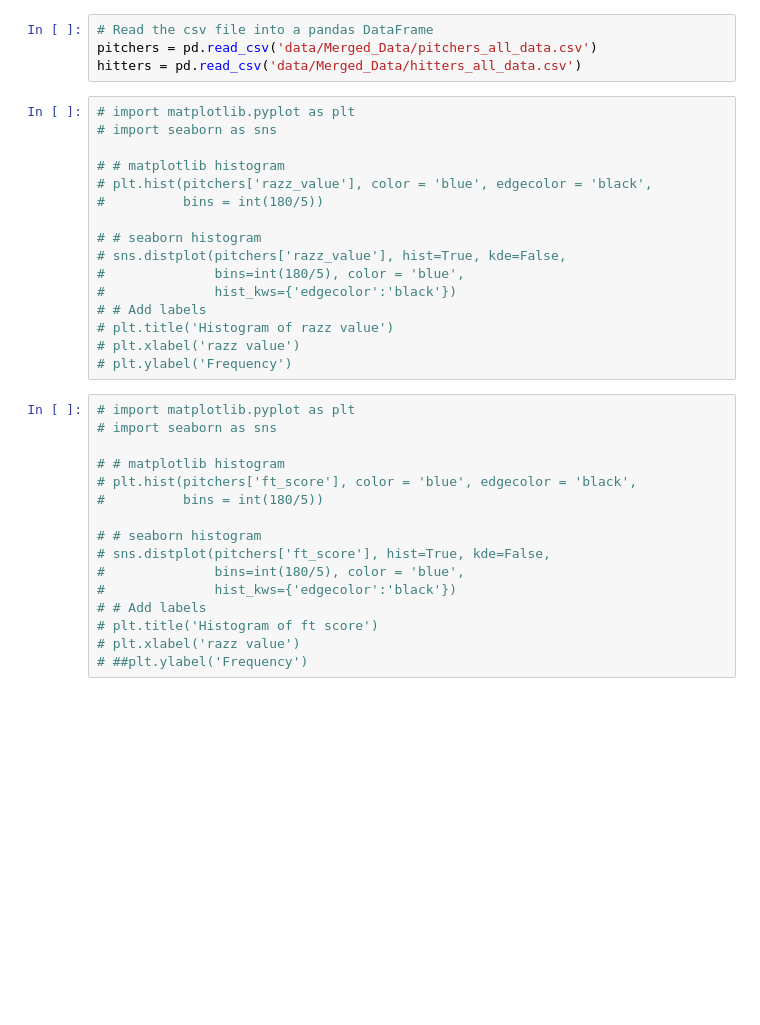
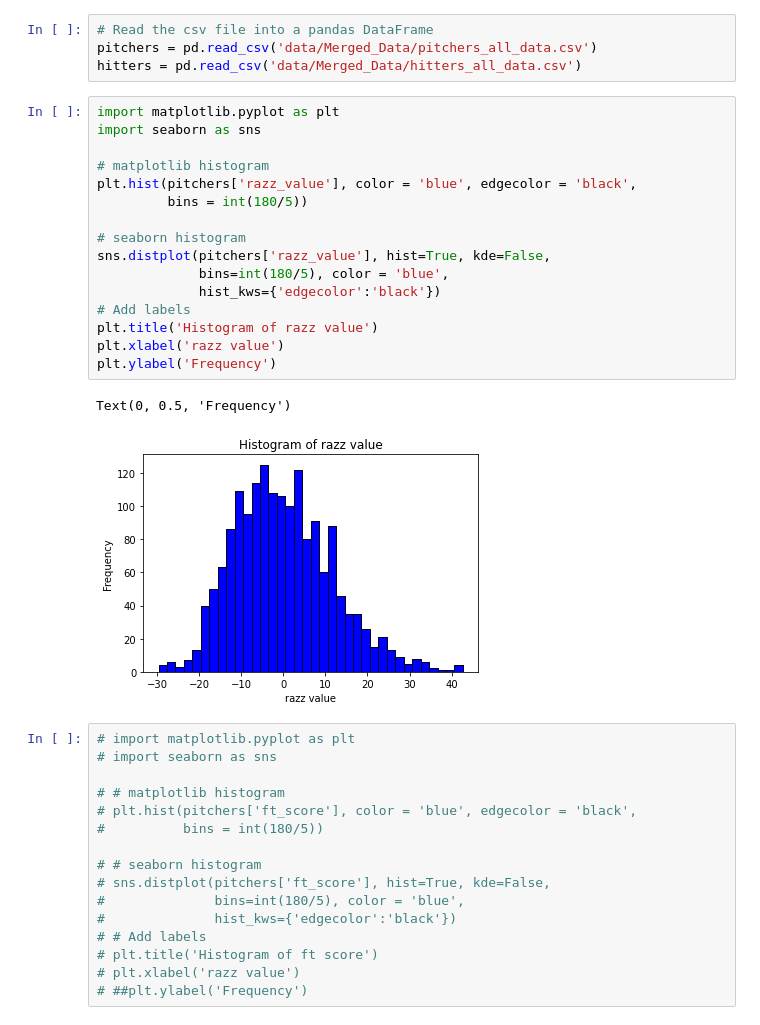
Before and after one commit to RiverJAM/Ultimate-Fantasy-Baseball-Eval-Tool, a Jupyter notebook: ML for Ultimate Baseball.ipynb, the cells around one changed output. Saved outputs shown, nothing was run; the diff lists cells and outputs as text; blank space fills up the shorter version.

```diff
--- a/ML for Ultimate Baseball.ipynb
+++ b/ML for Ultimate Baseball.ipynb
@@ -8,21 +8,24 @@ import pandas as pd
 pitchers = pd.read_csv('data/Merged_Data/pitchers_all_data.csv')
 hitters = pd.read_csv('data/Merged_Data/hitters_all_data.csv')
 # %%
-# import matplotlib.pyplot as plt
-# import seaborn as sns
+import matplotlib.pyplot as plt
+import seaborn as sns
 
-# # matplotlib histogram
-# plt.hist(pitchers['razz_value'], color = 'blue', edgecolor = 'black',
-#          bins = int(180/5))
+# matplotlib histogram
+plt.hist(pitchers['razz_value'], color = 'blue', edgecolor = 'black',
+         bins = int(180/5))
 
-# # seaborn histogram
-# sns.distplot(pitchers['razz_value'], hist=True, kde=False,
-#              bins=int(180/5), color = 'blue',
-#              hist_kws={'edgecolor':'black'})
-# # Add labels
-# plt.title('Histogram of razz value')
-# plt.xlabel('razz value')
-# plt.ylabel('Frequency')
+# seaborn histogram
+sns.distplot(pitchers['razz_value'], hist=True, kde=False,
+             bins=int(180/5), color = 'blue',
+             hist_kws={'edgecolor':'black'})
+# Add labels
+plt.title('Histogram of razz value')
+plt.xlabel('razz value')
+plt.ylabel('Frequency')
+# %% [output]
+Text(0, 0.5, 'Frequency')
+[figure, added]
 # %%
 # import matplotlib.pyplot as plt
 # import seaborn as sns
```
Also changed, not shown: parts of 8 cells of this notebook, 6 other files.
